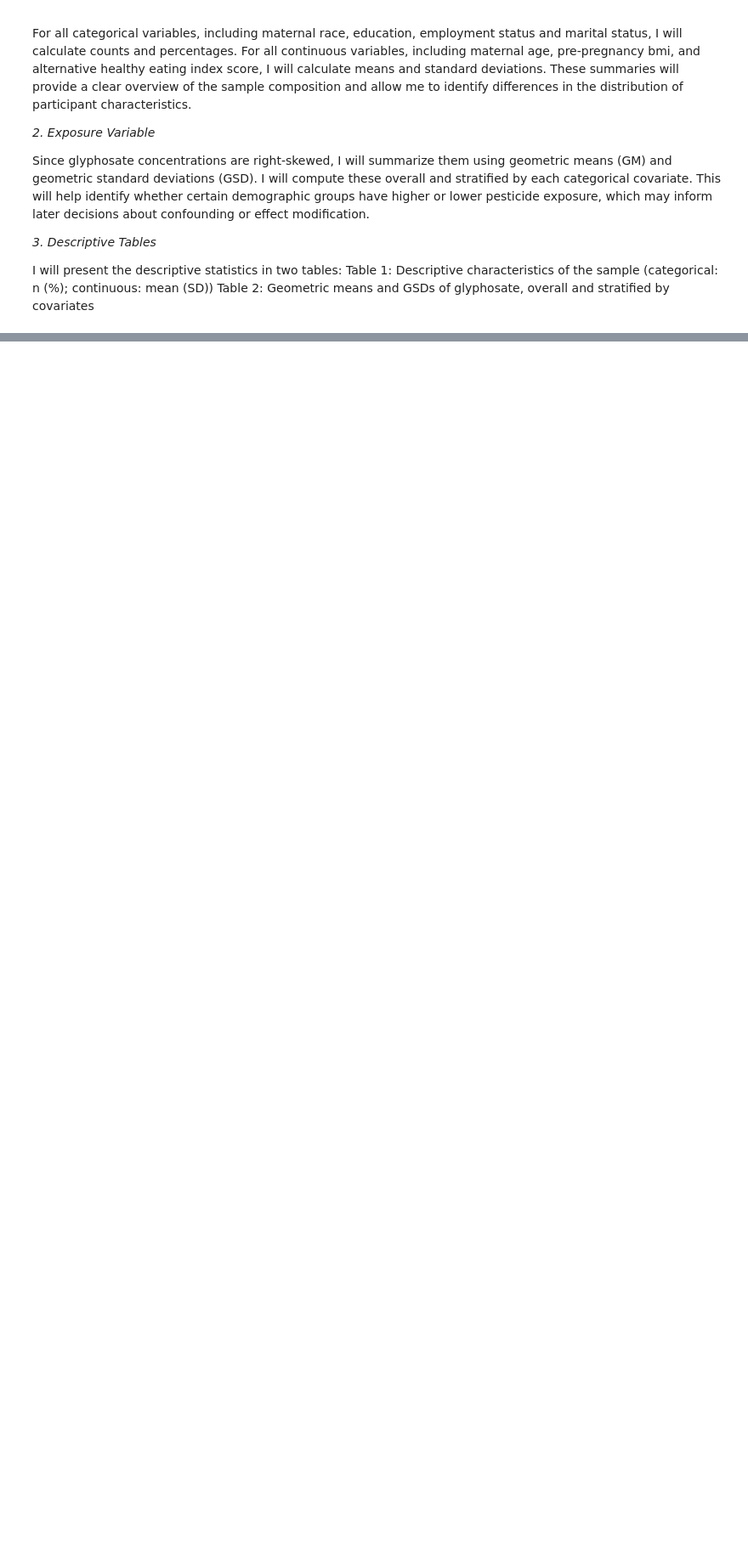
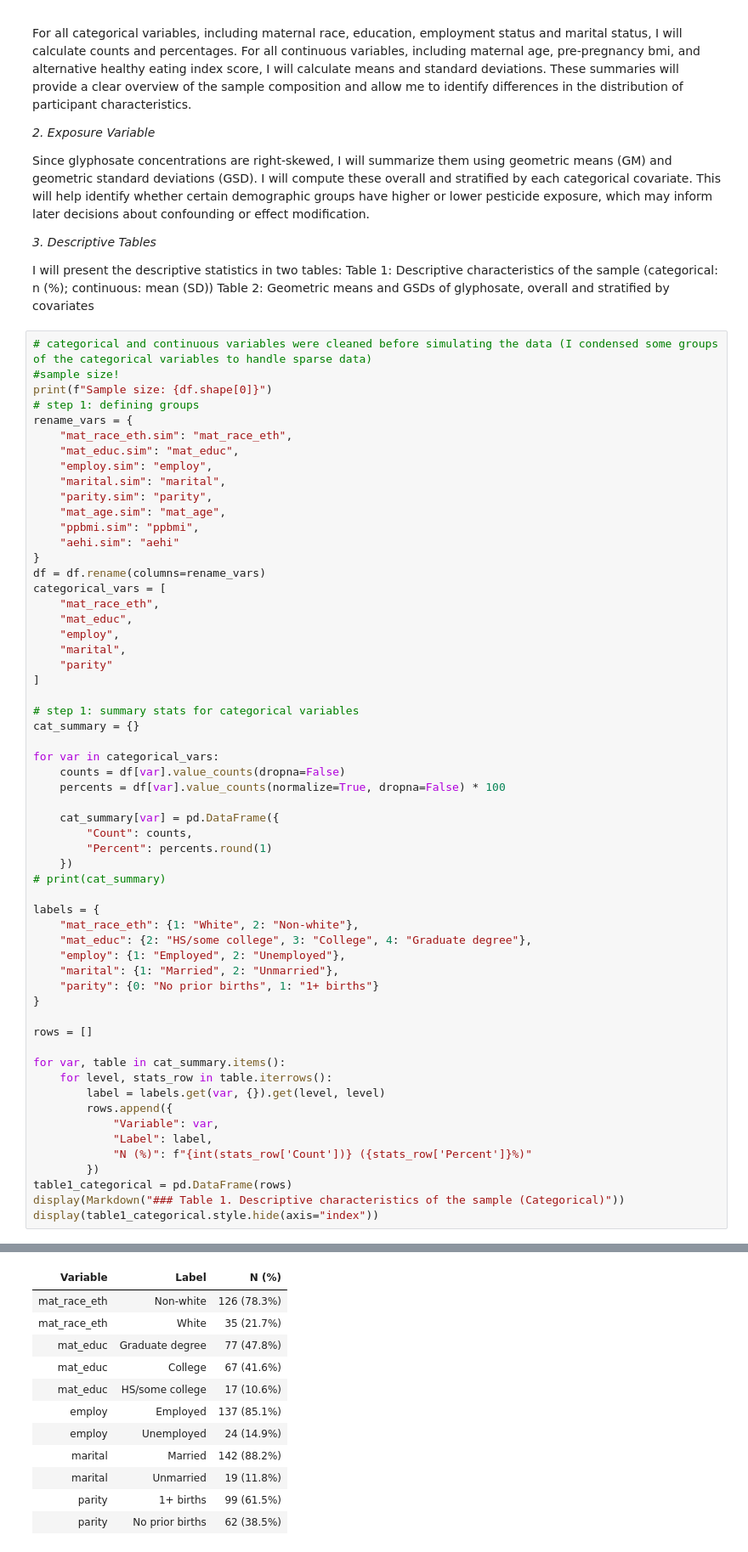
Before and after one commit to jarwari/bios584final, a Jupyter notebook: SAP.ipynb, the cells around one changed output, grey strips where cells are left out. Shown: that part at 85% size. Drawn from its saved outputs; the diff is of its cells as text; blank space fills up the shorter version.

```diff
--- a/SAP.ipynb
+++ b/SAP.ipynb
@@ -32,3 +45,62 @@ _3. Descriptive Tables_
 I will present the descriptive statistics in two tables:
 Table 1: Descriptive characteristics of the sample (categorical: n (%); continuous: mean (SD))
 Table 2: Geometric means and GSDs of glyphosate, overall and stratified by covariates
+# %%
+# categorical and continuous variables were cleaned before simulating the data (I condensed some groups of the categorical variables to handle sparse data)
+#sample size!
+print(f"Sample size: {df.shape[0]}")
+# step 1: defining groups
+rename_vars = {
+    "mat_race_eth.sim": "mat_race_eth",
+    "mat_educ.sim": "mat_educ",
+    "employ.sim": "employ",
+    "marital.sim": "marital",
+    "parity.sim": "parity",
+    "mat_age.sim": "mat_age",
+    "ppbmi.sim": "ppbmi",
+    "aehi.sim": "aehi"
+}
+df = df.rename(columns=rename_vars)
+categorical_vars = [
+    "mat_race_eth",
+    "mat_educ",
+    "employ",
+    "marital",
+    "parity"
+]
+
+# step 1: summary stats for categorical variables
+cat_summary = {}
+
+for var in categorical_vars:
+    counts = df[var].value_counts(dropna=False)
+    percents = df[var].value_counts(normalize=True, dropna=False) * 100
+
+    cat_summary[var] = pd.DataFrame({
+        "Count": counts,
+        "Percent": percents.round(1)
+    })
+# print(cat_summary)
+
+labels = {
+    "mat_race_eth": {1: "White", 2: "Non-white"},
+    "mat_educ": {2: "HS/some college", 3: "College", 4: "Graduate degree"},
+    "employ": {1: "Employed", 2: "Unemployed"},
+    "marital": {1: "Married", 2: "Unmarried"},
+    "parity": {0: "No prior births", 1: "1+ births"}
+}
+
+rows = []
+
+for var, table in cat_summary.items():
+    for level, stats_row in table.iterrows():
+        label = labels.get(var, {}).get(level, level)
+        rows.append({
+            "Variable": var,
+            "Label": label,
+            "N (%)": f"{int(stats_row['Count'])} ({stats_row['Percent']}%)"
+        })
+table1_categorical = pd.DataFrame(rows)
+display(Markdown("### Table 1. Descriptive characteristics of the sample (Categorical)"))
+display(table1_categorical.style.hide(axis="index"))
+# %% [output]
@@ -34,0 +109,12 @@ Table 2: Geometric means and GSDs of glyphosate, overall and stratified by covar
+| Variable | Label | N (%) |
+| mat_race_eth | Non-white | 126 (78.3%) |
+| mat_race_eth | White | 35 (21.7%) |
+| mat_educ | Graduate degree | 77 (47.8%) |
+| mat_educ | College | 67 (41.6%) |
+| mat_educ | HS/some college | 17 (10.6%) |
+| employ | Employed | 137 (85.1%) |
+| employ | Unemployed | 24 (14.9%) |
+| marital | Married | 142 (88.2%) |
+| marital | Unmarried | 19 (11.8%) |
+| parity | 1+ births | 99 (61.5%) |
+| parity | No prior births | 62 (38.5%) |
```
Also changed, not shown: parts of 10 cells of this notebook.
